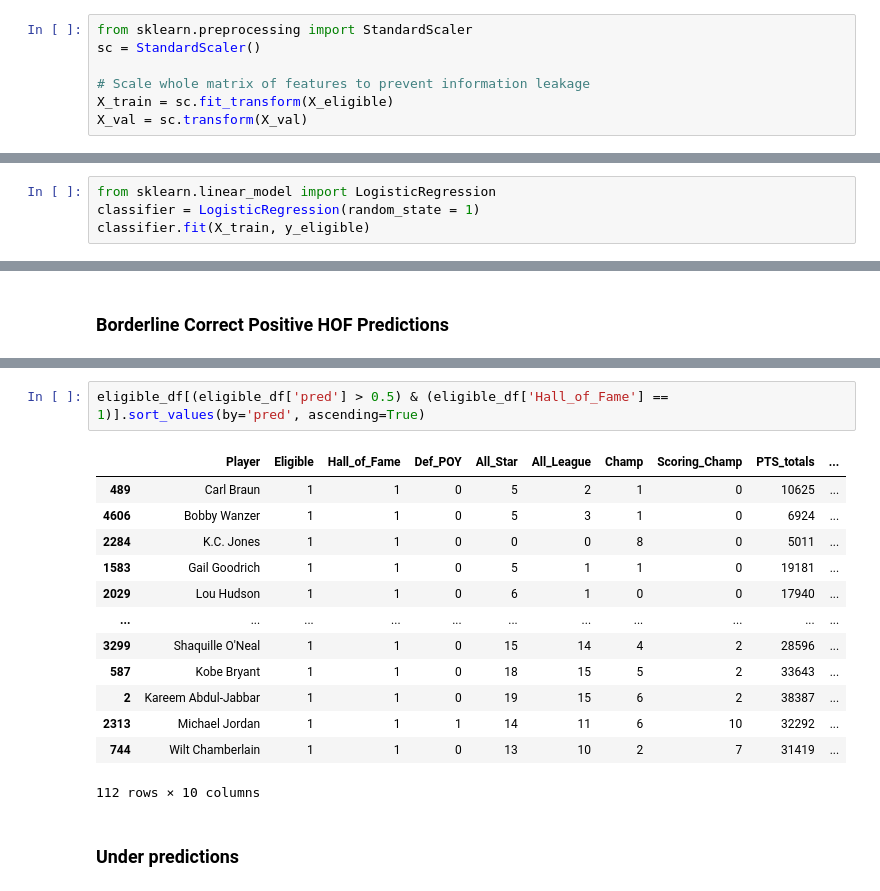
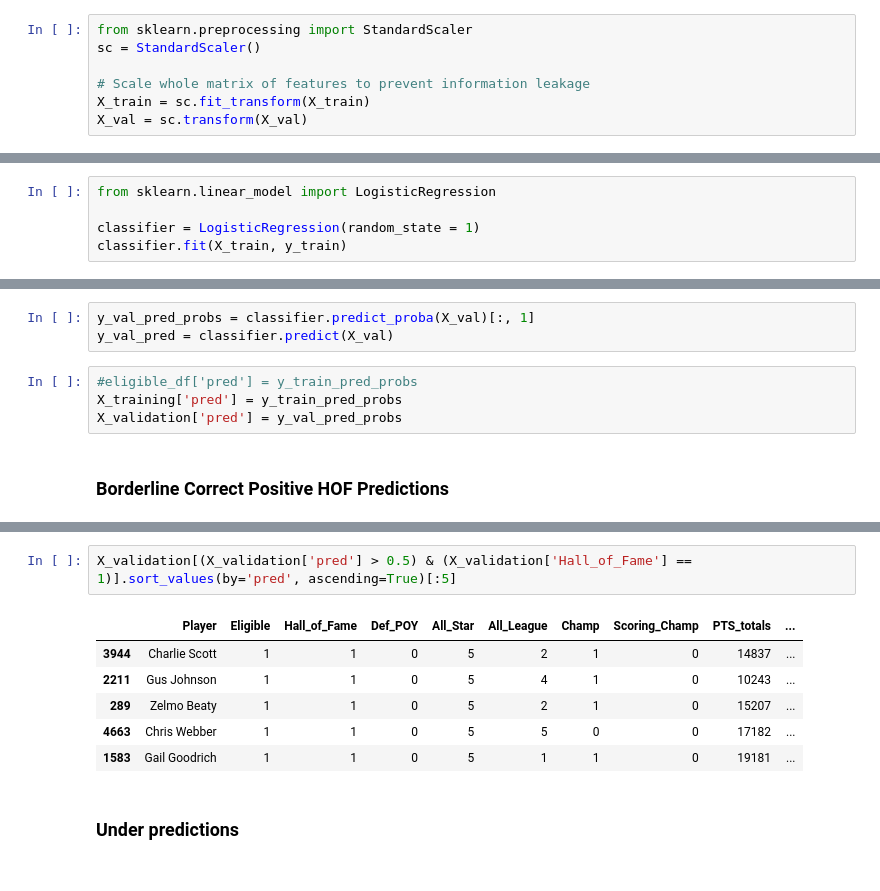
Before and after one commit to frankwillard/NBA-Hall-Of-Fame-Model, a Jupyter notebook: Hall_of_Fame_Modeling.ipynb, the cells around one changed output, grey strips where cells are left out. Cells and saved outputs as stored; diff of their text form.

```diff
--- a/Hall_of_Fame_Modeling.ipynb
+++ b/Hall_of_Fame_Modeling.ipynb
@@ -207,7 +209,7 @@ from sklearn.preprocessing import StandardScaler
 sc = StandardScaler()
 
 # Scale whole matrix of features to prevent information leakage
-X_train = sc.fit_transform(X_eligible)
+X_train = sc.fit_transform(X_train)
 X_val = sc.transform(X_val)
 # %% [markdown]
 ### Modeling
@@ -214,6 +220,7 @@ X_val = sc.transform(X_val)
 # %%
 from sklearn.linear_model import LogisticRegression
+
 classifier = LogisticRegression(random_state = 1)
-classifier.fit(X_train, y_eligible)
+classifier.fit(X_train, y_train)
 # %% [output]
 LogisticRegression(random_state=1)
@@ -227,2 +257,9 @@ eligible_df['pred'] = y_train_pred_probs
+# %%
+y_val_pred_probs = classifier.predict_proba(X_val)[:, 1]
+y_val_pred = classifier.predict(X_val)
+# %%
+#eligible_df['pred'] = y_train_pred_probs
+X_training['pred'] = y_train_pred_probs
+X_validation['pred'] = y_val_pred_probs
 # %% [markdown]
 ### Borderline Correct Positive HOF Predictions
@@ -229,19 +276,12 @@ eligible_df['pred'] = y_train_pred_probs
 # %%
-eligible_df[(eligible_df['pred'] > 0.5) & (eligible_df['Hall_of_Fame'] == 1)].sort_values(by='pred', ascending=True)
+X_validation[(X_validation['pred'] > 0.5) & (X_validation['Hall_of_Fame'] == 1)].sort_values(by='pred', ascending=True)[:5]
 # %% [output]
 |  | Player | Eligible | Hall_of_Fame | Def_POY | All_Star | All_League | Champ | Scoring_Champ | PTS_totals | ... |
-| 489 | Carl Braun | 1 | 1 | 0 | 5 | 2 | 1 | 0 | 10625 | ... |
-| 4606 | Bobby Wanzer | 1 | 1 | 0 | 5 | 3 | 1 | 0 | 6924 | ... |
-| 2284 | K.C. Jones | 1 | 1 | 0 | 0 | 0 | 8 | 0 | 5011 | ... |
+| 3944 | Charlie Scott | 1 | 1 | 0 | 5 | 2 | 1 | 0 | 14837 | ... |
+| 2211 | Gus Johnson | 1 | 1 | 0 | 5 | 4 | 1 | 0 | 10243 | ... |
+| 289 | Zelmo Beaty | 1 | 1 | 0 | 5 | 2 | 1 | 0 | 15207 | ... |
+| 4663 | Chris Webber | 1 | 1 | 0 | 5 | 5 | 0 | 0 | 17182 | ... |
 | 1583 | Gail Goodrich | 1 | 1 | 0 | 5 | 1 | 1 | 0 | 19181 | ... |
-| 2029 | Lou Hudson | 1 | 1 | 0 | 6 | 1 | 0 | 0 | 17940 | ... |
-| ... | ... | ... | ... | ... | ... | ... | ... | ... | ... | ... |
-| 3299 | Shaquille O'Neal | 1 | 1 | 0 | 15 | 14 | 4 | 2 | 28596 | ... |
-| 587 | Kobe Bryant | 1 | 1 | 0 | 18 | 15 | 5 | 2 | 33643 | ... |
-| 2 | Kareem Abdul-Jabbar | 1 | 1 | 0 | 19 | 15 | 6 | 2 | 38387 | ... |
-| 2313 | Michael Jordan | 1 | 1 | 1 | 14 | 11 | 6 | 10 | 32292 | ... |
-| 744 | Wilt Chamberlain | 1 | 1 | 0 | 13 | 10 | 2 | 7 | 31419 | ... |
-112 rows × 10 columns
 # %% [markdown]
 ### Under predictions
 # %% [markdown]
```
Also changed, not shown: parts of 20 cells of this notebook.
